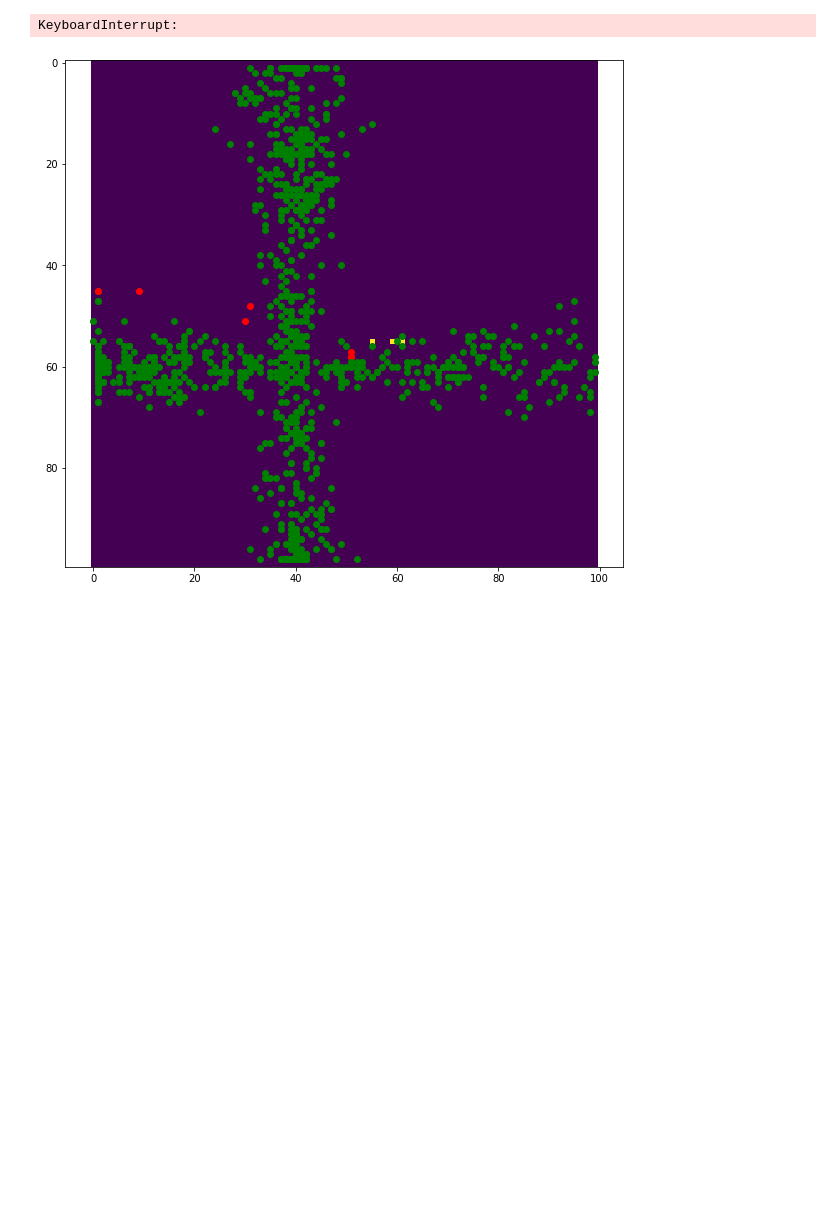
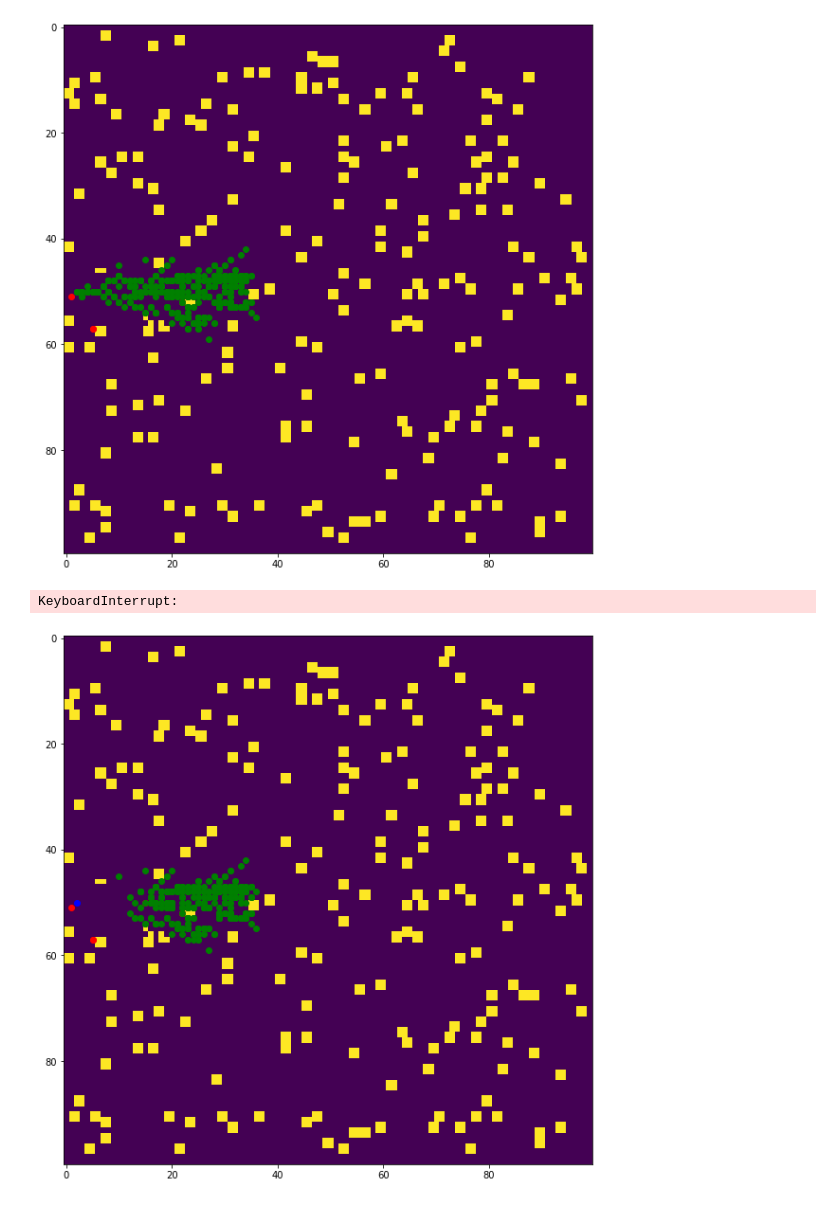
Before and after one commit to lessleyH/Survival-of-the-Fittest, a Jupyter notebook: demos/project_demo.ipynb, the cells around one changed output. Saved outputs shown, nothing was run; the diff lists cells and outputs as text; code cells hidden in the pictures; blank space fills up the shorter version.

```diff
--- a/demos/project_demo.ipynb
+++ b/demos/project_demo.ipynb
@@ -25,7 +38,8 @@ class Ant():
         self.loc = (n, m)
         self.home = (n_home, m_home)
 
-        self.dir = self.randomize_dir(grid)
+#         self.dir = self.randomize_dir(grid)
+        self.dir = (1, 0)
 
         self.hasfood = False
         self.removed = False
@@ -59,7 +73,7 @@ class Ant():
     def move(self, grid):
         if self.loc[0] == 0 or self.loc[1] == 0 or self.loc[0] == grid.occupancy.shape[0]-1 or self.loc[1] == grid.occupancy.shape[1]-1:
             self.removed = True
-            print("Boarder!")
+#             print("Boarder!")
         if not self.removed:
             left_loc = (self.loc[0]+self.dir[1]+self.dir[0], self.loc[1]-self.dir[0]+self.dir[1])
             front_loc = (self.loc[0]+self.dir[0], self.loc[1]+self.dir[1])
@@ -98,12 +112,12 @@ class Ant():
                         self.hasfood = True
 
 
-                if (self.home[0]-4 < self.loc[0] < self.home[0]+4) and (self.home[1]-4 < self.loc[1] < self.home[1]+4) and self.hasfood:
+                if (self.home[0]-1 < self.loc[0] < self.home[0]+1) and (self.home[1]-1 < self.loc[1] < self.home[1]+1) and self.hasfood:
                     self.hasfood = False
                     grid.occupancy[self.home[0], self.home[1]] -= 1
                     grid.food_drop += 1
                     self.removed = True
-                    print("Brought back food!")
+#                     print("Brought back food!")
 
 
             if self.hasfood:
@@ -156,22 +174,30 @@ def simulate(g, ants, q, sigma_1, sigma_2, mu, delta, Am, Nb, iterations=100):
 
     return fitness
 # %%
-q = 46
-sigma_1 = 431
-sigma_2 = 592
-mu = 47.5
-delta = 0.0368
+q = 35
+sigma_1 = 55
+sigma_2 = 250
+mu = 3.7
+delta = 0.06679
 
-Am = 15
-Nb = 5
+Am = 30
+Nb = 10
 
-m = 40
-n = 60
+m = 2
+n = 50
 
-g = Grid(100, 100, m, n, delta)
+T = 200
+F = 1
+
+g = Grid(100, 100, m, n, delta, T, F)
 ants = list()
 
-simulate(g, ants, q, sigma_1, sigma_2, mu, delta, Am, Nb, iterations=1000)
+tic = time.perf_counter()
+fitness = simulate(g, ants, q, sigma_1, sigma_2, mu, delta, Am, Nb, iterations=1000)
+toc = time.perf_counter()
+print("Fitness:", fitness)
+print(f"Time to simulate 1 N in {toc - tic:0.4f} seconds")
 # %% [output]
+[figure, new version]
 KeyboardInterrupt:
-[figure, old version]
+[figure, added]
```
Also changed, not shown: parts of 3 cells of this notebook.
